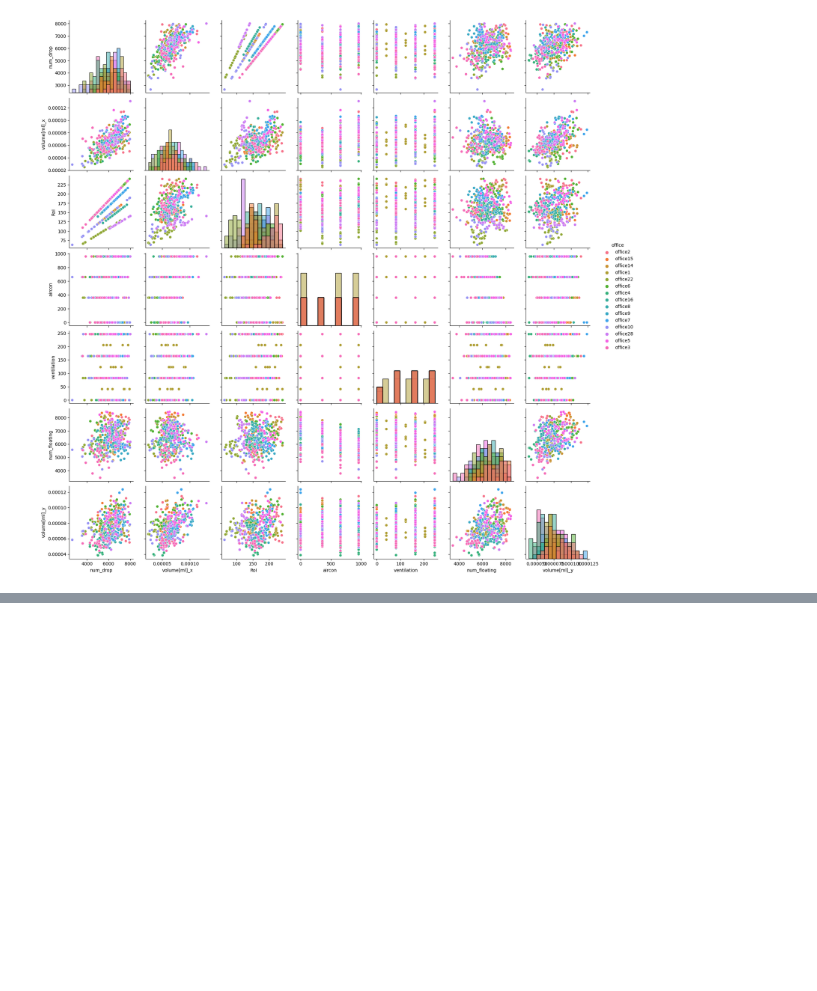
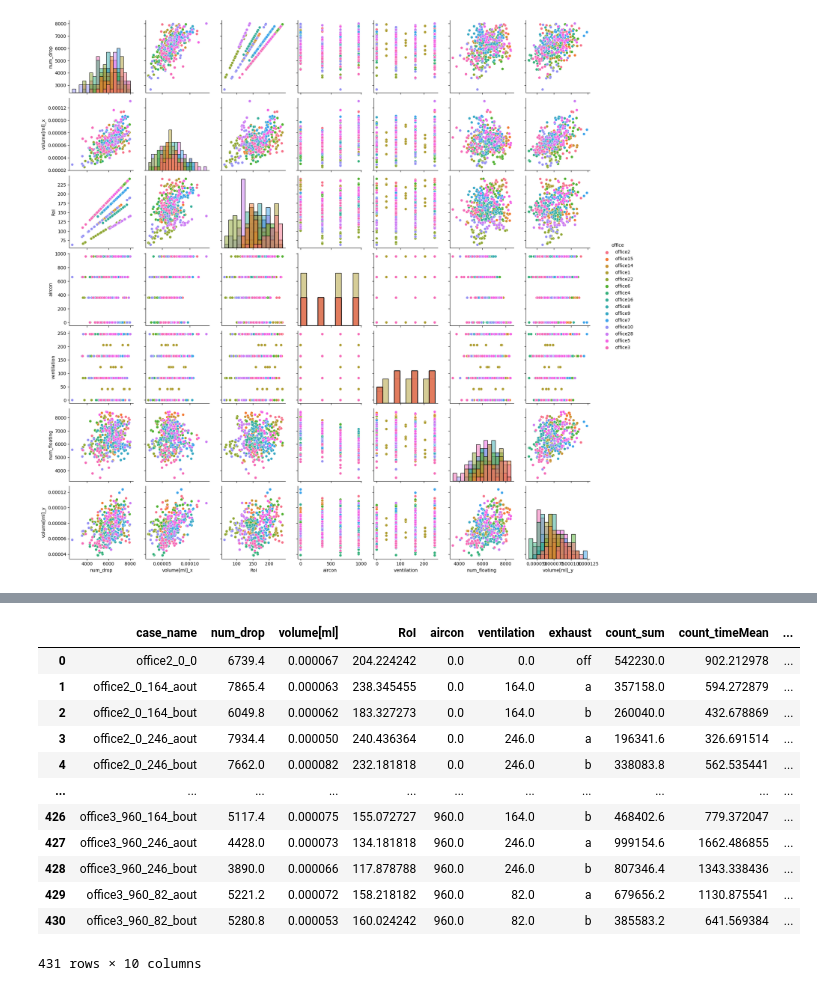
Before and after one commit to Enehentaro/MachineLearning, a Jupyter notebook: NoteBook/TrialAndError.ipynb, the cells around one changed output, grey strips where cells are left out. Saved outputs shown, nothing was run; the diff lists cells and outputs as text; code cells hidden in the pictures; blank space fills up the shorter version.

```diff
--- a/NoteBook/TrialAndError.ipynb
+++ b/NoteBook/TrialAndError.ipynb
@@ -275,0 +305,2 @@ sns.pairplot(df_total, hue='office', diag_kind="hist")
+# %%
+df.set_axis(["case_name", "count_sum", "count_timeMean"], axis='columns', inplace=True)
@@ -275,0 +309,3 @@ sns.pairplot(df_total, hue='office', diag_kind="hist")
+# %%
+df_summary = pd.read_csv("/mnt/MachineLearning/CountResults/summary_221015.csv")
+df_summary
@@ -275,0 +326,2 @@ sns.pairplot(df_total, hue='office', diag_kind="hist")
+# %%
+df_summary.rename(columns={"casename":"case_name"}, inplace=True)
@@ -275,0 +345,17 @@ sns.pairplot(df_total, hue='office', diag_kind="hist")
+# %%
+df_total["office"] = df_total["case_name"].map(lambda casename: casename.split("_")[0])
+df_total
+# %% [output]
+|  | case_name | num_drop | volume[ml] | RoI | aircon | ventilation | exhaust | count_sum | count_timeMean | ... |
+| 0 | office2_0_0 | 6739.4 | 0.000067 | 204.224242 | 0.0 | 0.0 | off | 542230.0 | 902.212978 | ... |
+| 1 | office2_0_164_aout | 7865.4 | 0.000063 | 238.345455 | 0.0 | 164.0 | a | 357158.0 | 594.272879 | ... |
+| 2 | office2_0_164_bout | 6049.8 | 0.000062 | 183.327273 | 0.0 | 164.0 | b | 260040.0 | 432.678869 | ... |
+| 3 | office2_0_246_aout | 7934.4 | 0.000050 | 240.436364 | 0.0 | 246.0 | a | 196341.6 | 326.691514 | ... |
+| 4 | office2_0_246_bout | 7662.0 | 0.000082 | 232.181818 | 0.0 | 246.0 | b | 338083.8 | 562.535441 | ... |
+| ... | ... | ... | ... | ... | ... | ... | ... | ... | ... | ... |
+| 426 | office3_960_164_bout | 5117.4 | 0.000075 | 155.072727 | 960.0 | 164.0 | b | 468402.6 | 779.372047 | ... |
+| 427 | office3_960_246_aout | 4428.0 | 0.000073 | 134.181818 | 960.0 | 246.0 | a | 999154.6 | 1662.486855 | ... |
+| 428 | office3_960_246_bout | 3890.0 | 0.000066 | 117.878788 | 960.0 | 246.0 | b | 807346.4 | 1343.338436 | ... |
+| 429 | office3_960_82_aout | 5221.2 | 0.000072 | 158.218182 | 960.0 | 82.0 | a | 679656.2 | 1130.875541 | ... |
+| 430 | office3_960_82_bout | 5280.8 | 0.000053 | 160.024242 | 960.0 | 82.0 | b | 385583.2 | 641.569384 | ... |
+431 rows × 10 columns
```
Also changed, not shown: parts of 11 cells of this notebook, 40 other files.
